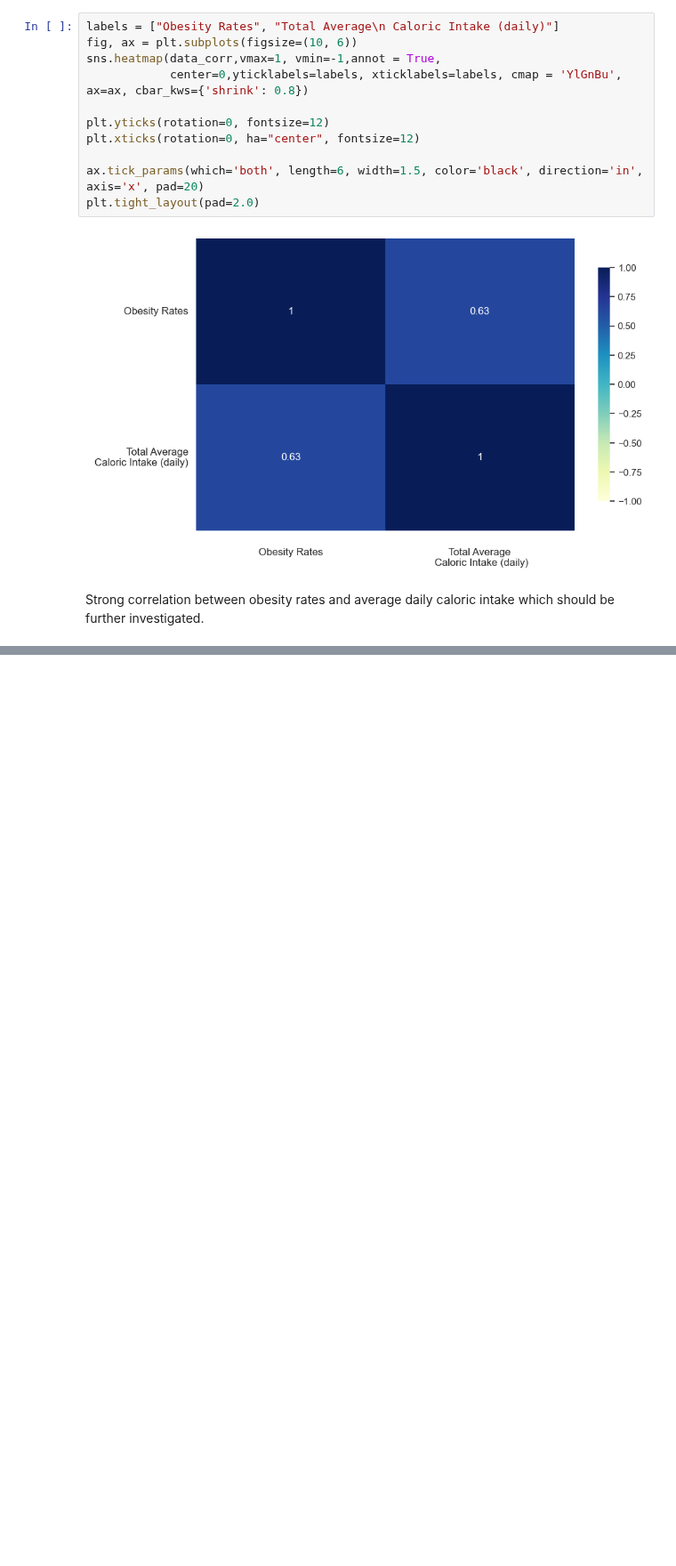
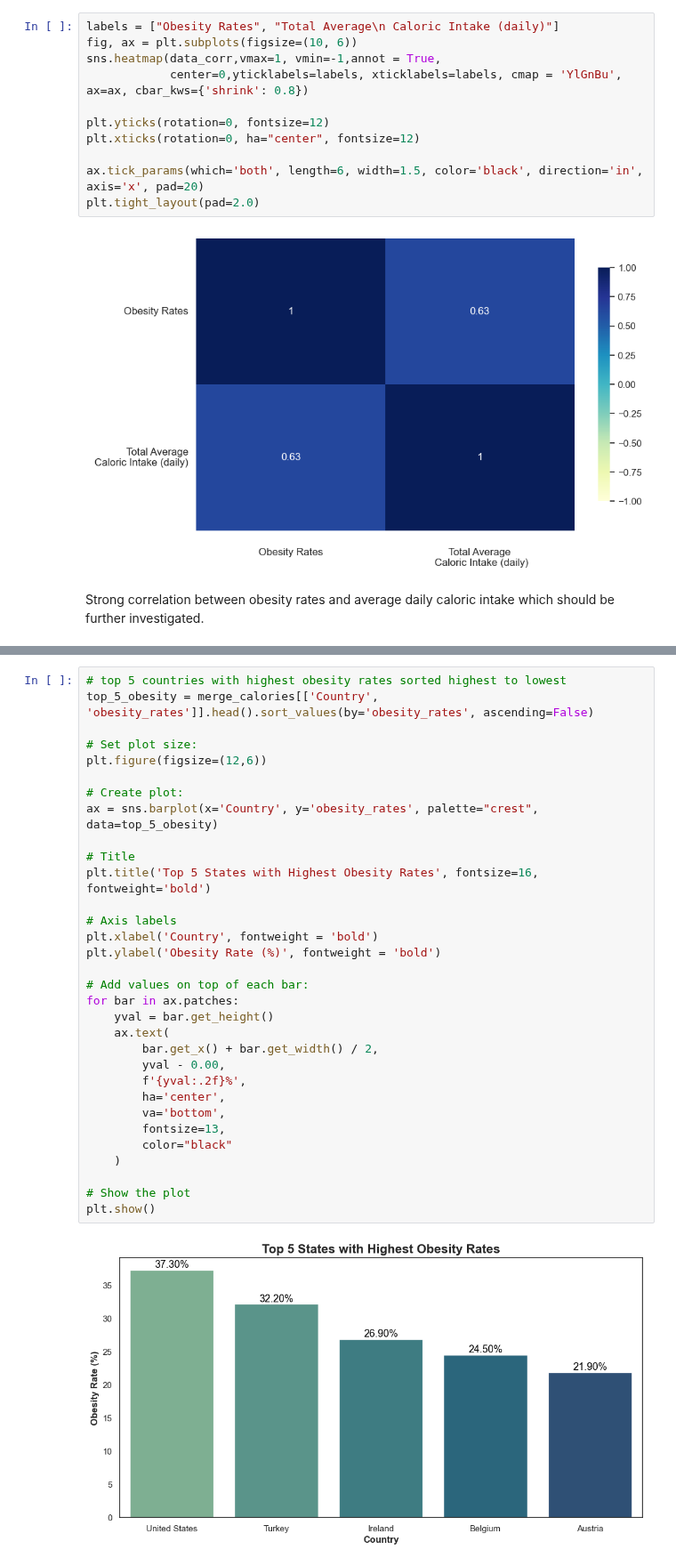
Before and after one commit to lizziefay/health_EDA, a Jupyter notebook: obesity_rates.ipynb, the cells around one changed output, grey strips where cells are left out. Shown at 89% size. Drawn from its saved outputs; the diff is of its cells as text; blank space fills up the shorter version.

```diff
--- a/obesity_rates.ipynb
+++ b/obesity_rates.ipynb
@@ -483,0 +516,34 @@ the top 5 countries with the total avg. calories are different than the top 5 co
+# %%
+# top 5 countries with highest obesity rates sorted highest to lowest
+top_5_obesity = merge_calories[['Country', 'obesity_rates']].head().sort_values(by='obesity_rates', ascending=False)
+
+# Set plot size:
+plt.figure(figsize=(12,6))
+
+# Create plot:
+ax = sns.barplot(x='Country', y='obesity_rates', palette="crest", data=top_5_obesity)
+
+# Title
+plt.title('Top 5 States with Highest Obesity Rates', fontsize=16, fontweight='bold')
+
+# Axis labels
+plt.xlabel('Country', fontweight = 'bold')
+plt.ylabel('Obesity Rate (%)', fontweight = 'bold')
+
+# Add values on top of each bar:
+for bar in ax.patches:
+    yval = bar.get_height()
+    ax.text(
+        bar.get_x() + bar.get_width() / 2,
+        yval - 0.00,
+        f'{yval:.2f}%',
+        ha='center',
+        va='bottom',
+        fontsize=13,
+        color="black"
+    )
+
+# Show the plot
+plt.show()
+# %% [output]
+[figure, added]
```
Also changed, not shown: parts of 8 cells of this notebook.
